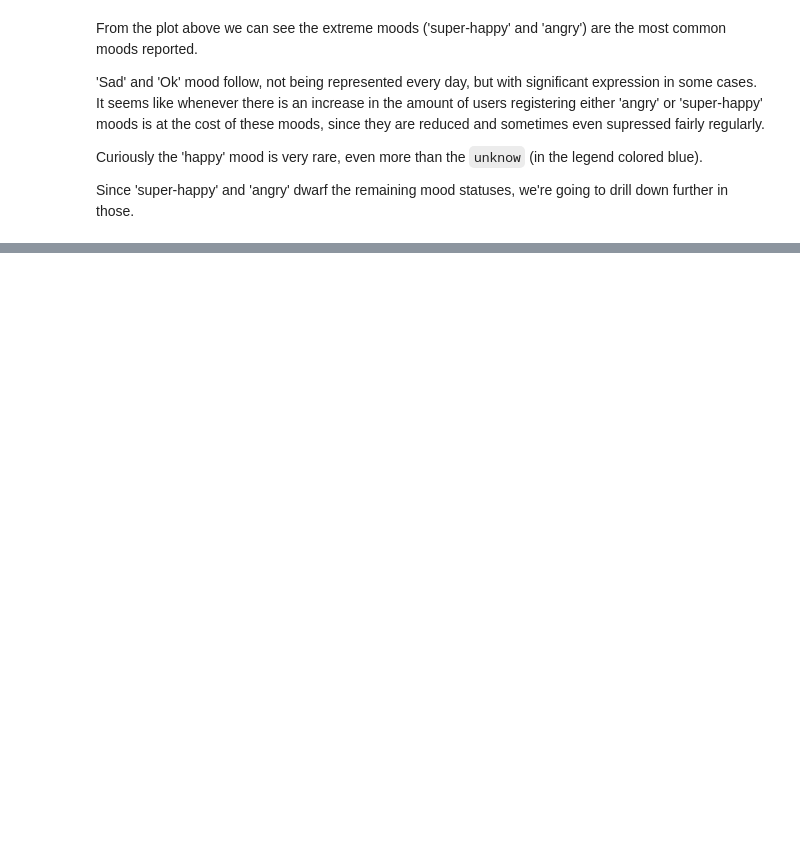
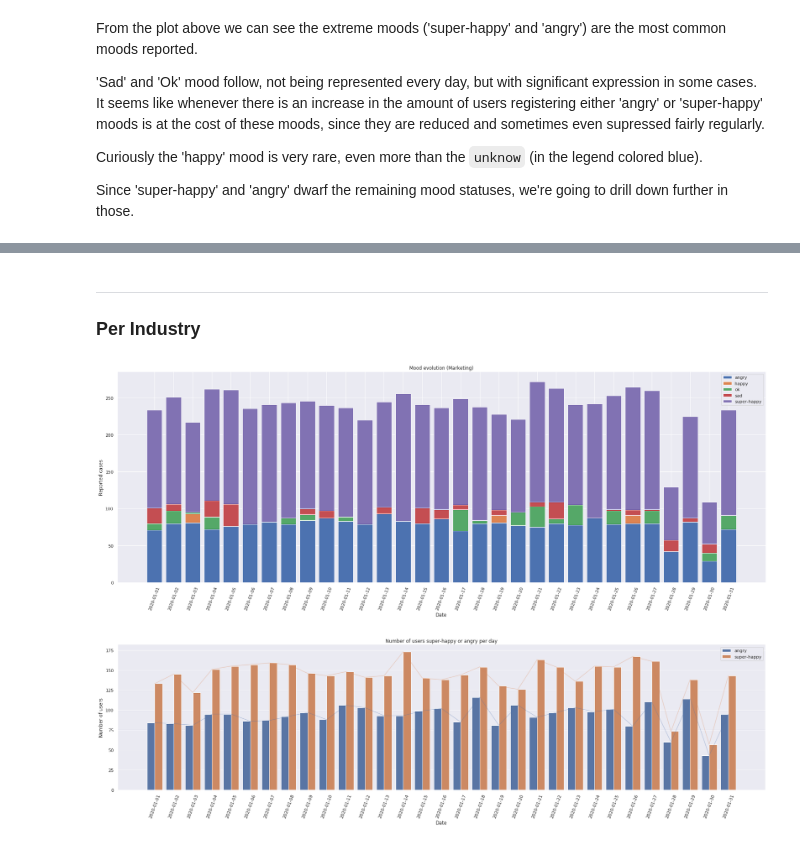
Before and after one commit to adfsan/z-challenge, a Jupyter notebook: Report1.ipynb, the cells around one changed output, grey strips where cells are left out. Cells and saved outputs as stored; diff of their text form; code cells hidden in the pictures; blank space fills up the shorter version.

```diff
--- a/Report1.ipynb
+++ b/Report1.ipynb
@@ -474,0 +484,17 @@ We can see that the number of users that keep either mood status from one day to
+# %%
+# We're going to join our transformed moodtracker table with pop_df
+# but first we remove all unknown moods
+s_moodtracker_df = c_moodtracker_df.query("mood !=''").copy()
+# %% [markdown]
+___________
+### Per Industry
+# %%
+# Start with the marketing industry
+s_df = s_moodtracker_df.merge(pop_df.query("industryname=='Marketing'")[["userid"]], how = 'inner', on='userid')
+mood_evolution(s_df, 'Marketing')
+
+# Plot extreme moods comparison
+mood_comparison(s_df, 'angry', 'super-happy')
+# %% [output]
+[figure, added]
+[figure, added]
```
Also changed, not shown: parts of 32 cells of this notebook, 1 other file.
